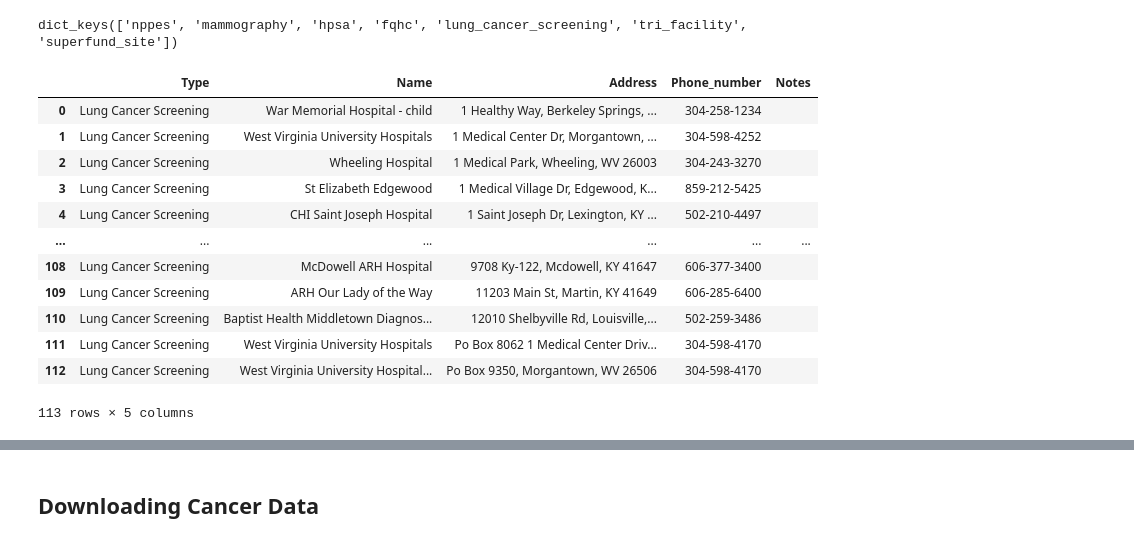
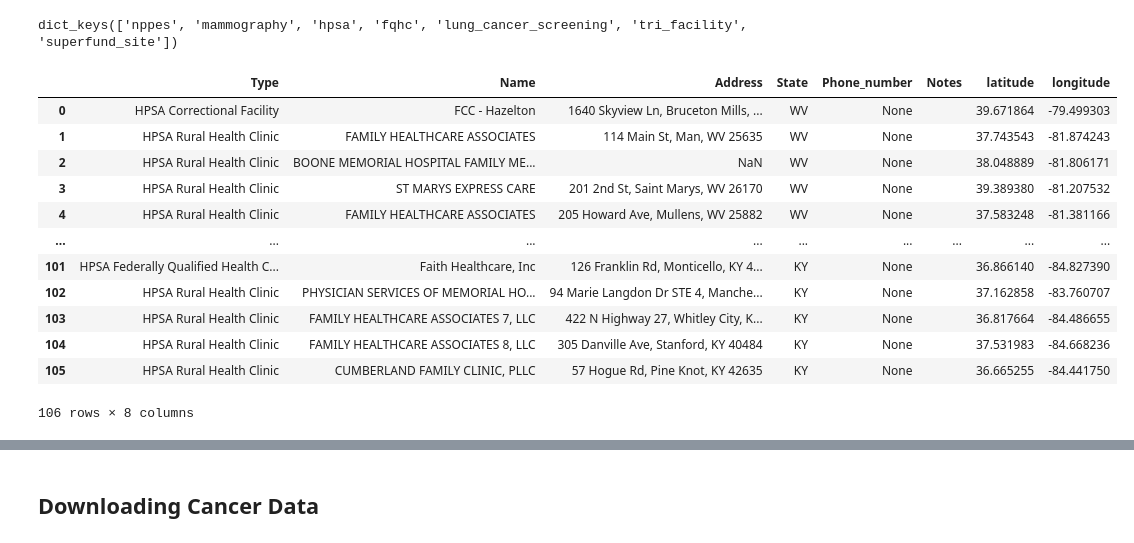
Before and after one commit to leeparkuky/ciftools_v2, a Jupyter notebook: CIFTools User Guide.ipynb, the cells around one changed output, grey strips where cells are left out. Saved outputs shown, nothing was run; the diff lists cells and outputs as text; code cells hidden in the pictures.

```diff
--- a/CIFTools User Guide.ipynb
+++ b/CIFTools User Guide.ipynb
@@ -153,21 +153,21 @@ facility_data.keys()
 # %% [output]
 dict_keys(['nppes', 'mammography', 'hpsa', 'fqhc', 'lung_cancer_screening', 'tri_facility', 'superfund_site'])
 # %%
-facility_data['lung_cancer_screening']
+facility_data['hpsa']
 # %% [output]
-|  | Type | Name | Address | Phone_number | Notes |
-| 0 | Lung Cancer Screening | War Memorial Hospital - child | 1 Healthy Way, Berkeley Springs, ... | 304-258-1234 |  |
-| 1 | Lung Cancer Screening | West Virginia University Hospitals | 1 Medical Center Dr, Morgantown, ... | 304-598-4252 |  |
-| 2 | Lung Cancer Screening | Wheeling Hospital | 1 Medical Park, Wheeling, WV 26003 | 304-243-3270 |  |
-| 3 | Lung Cancer Screening | St Elizabeth Edgewood | 1 Medical Village Dr, Edgewood, K... | 859-212-5425 |  |
-| 4 | Lung Cancer Screening | CHI Saint Joseph Hospital | 1 Saint Joseph Dr, Lexington, KY ... | 502-210-4497 |  |
-| ... | ... | ... | ... | ... | ... |
-| 108 | Lung Cancer Screening | McDowell ARH Hospital | 9708 Ky-122, Mcdowell, KY 41647 | 606-377-3400 |  |
-| 109 | Lung Cancer Screening | ARH Our Lady of the Way | 11203 Main St, Martin, KY 41649 | 606-285-6400 |  |
-| 110 | Lung Cancer Screening | Baptist Health Middletown Diagnos... | 12010 Shelbyville Rd, Louisville,... | 502-259-3486 |  |
-| 111 | Lung Cancer Screening | West Virginia University Hospitals | Po Box 8062 1 Medical Center Driv... | 304-598-4170 |  |
-| 112 | Lung Cancer Screening | West Virginia University Hospital... | Po Box 9350, Morgantown, WV 26506 | 304-598-4170 |  |
+|  | Type | Name | Address | State | Phone_number | Notes | latitude | longitude |
+| 0 | HPSA Correctional Facility | FCC - Hazelton | 1640 Skyview Ln, Bruceton Mills, ... | WV | None |  | 39.671864 | -79.499303 |
+| 1 | HPSA Rural Health Clinic | FAMILY HEALTHCARE ASSOCIATES | 114 Main St, Man, WV 25635 | WV | None |  | 37.743543 | -81.874243 |
+| 2 | HPSA Rural Health Clinic | BOONE MEMORIAL HOSPITAL FAMILY ME... | NaN | WV | None |  | 38.048889 | -81.806171 |
+| 3 | HPSA Rural Health Clinic | ST MARYS EXPRESS CARE | 201 2nd St, Saint Marys, WV 26170 | WV | None |  | 39.389380 | -81.207532 |
+| 4 | HPSA Rural Health Clinic | FAMILY HEALTHCARE ASSOCIATES | 205 Howard Ave, Mullens, WV 25882 | WV | None |  | 37.583248 | -81.381166 |
+| ... | ... | ... | ... | ... | ... | ... | ... | ... |
+| 101 | HPSA Federally Qualified Health C... | Faith Healthcare, Inc | 126 Franklin Rd, Monticello, KY 4... | KY | None |  | 36.866140 | -84.827390 |
+| 102 | HPSA Rural Health Clinic | PHYSICIAN SERVICES OF MEMORIAL HO... | 94 Marie Langdon Dr STE 4, Manche... | KY | None |  | 37.162858 | -83.760707 |
+| 103 | HPSA Rural Health Clinic | FAMILY HEALTHCARE ASSOCIATES 7, LLC | 422 N Highway 27, Whitley City, K... | KY | None |  | 36.817664 | -84.486655 |
+| 104 | HPSA Rural Health Clinic | FAMILY HEALTHCARE ASSOCIATES 8, LLC | 305 Danville Ave, Stanford, KY 40484 | KY | None |  | 37.531983 | -84.668236 |
+| 105 | HPSA Rural Health Clinic | CUMBERLAND FAMILY CLINIC, PLLC | 57 Hogue Rd, Pine Knot, KY 42635 | KY | None |  | 36.665255 | -84.441750 |
-113 rows × 5 columns
+106 rows × 8 columns
 # %%
 import pandas as pd
 all_facility = pd.concat(facility_data.values(), axis = 0).reset_index(drop = True)
```
Also changed, not shown: parts of 3 cells of this notebook, 1 other file.
